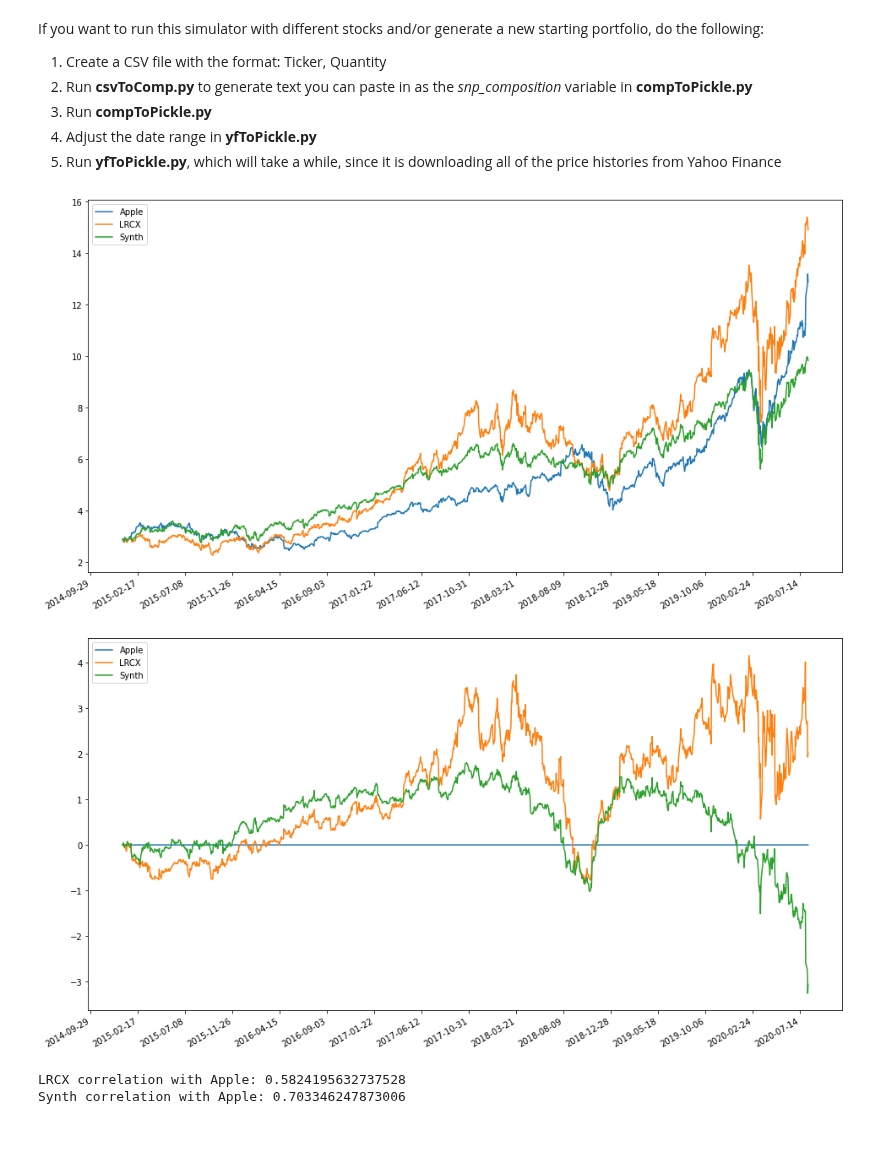
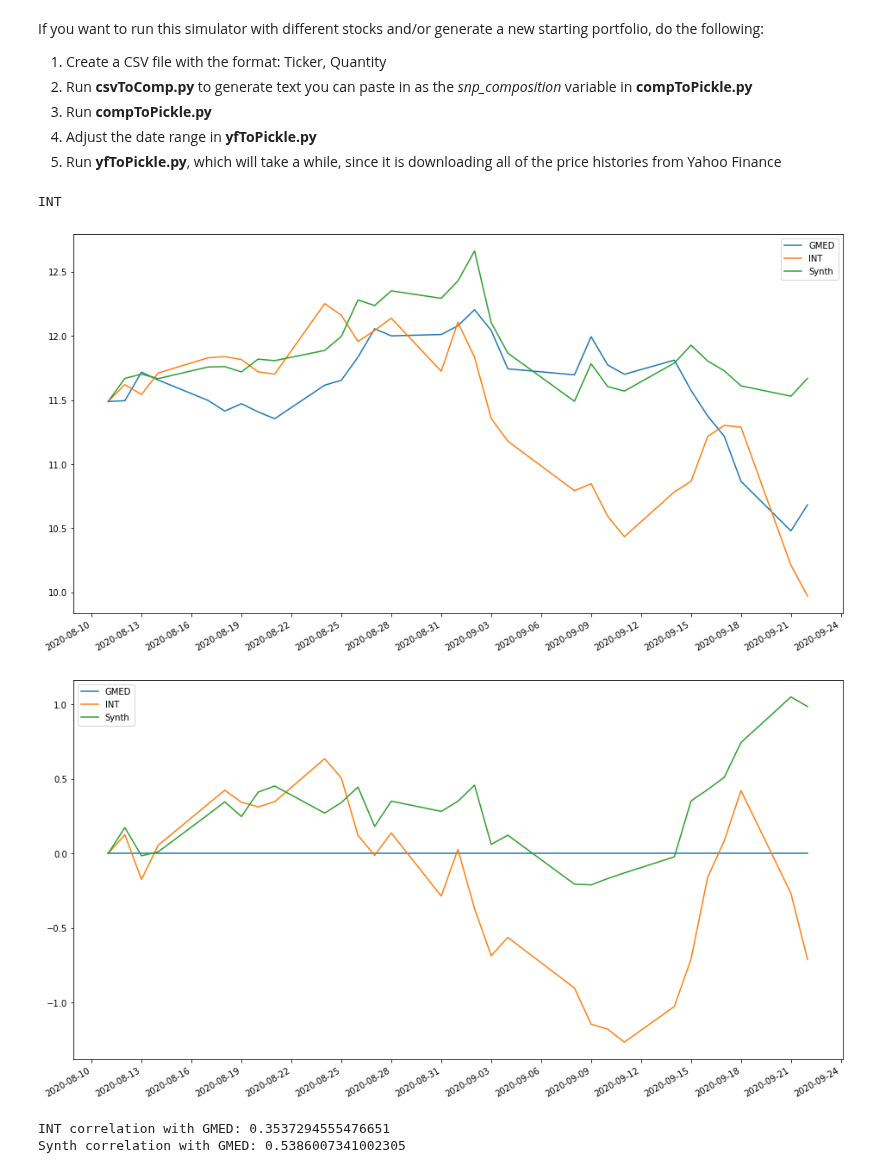
Before and after one commit to NikhilAPatel/A-Hybrid-Learning-Approach-to-Generating-Synthetic-Positions-for-Tax-Loss-Harvesting, a Jupyter notebook: model.ipynb, the cells around one changed output. Saved outputs shown, nothing was run; the diff lists cells and outputs as text; code cells hidden in the pictures; blank space fills up the shorter version.

Commit message:
Easy model selection

```diff
--- a/model.ipynb
+++ b/model.ipynb
@@ -94,7 +93,6 @@ def load_corr_matrix():
     return correlation_matrix, x_labels
 
 def corr_list_for_single_stock(ticker, end_date, recent_days):
-    x_vars = []
     x_labels = []
 
     ticker_price_history = sptm_price_history[ticker].Close.pct_change().iloc[end_date-recent_days:end_date]
@@ -188,6 +186,30 @@ def predict_portfolio(pred_stock, n_components, n_days, end_date, n_stocks, spar
     # Standardize the features
     X = StandardScaler().fit_transform(x)
 
+    # Do the PCA
+    if sparse:
+        pca = SparsePCA(n_components=n_components)
+    else:
+        pca = PCA(n_components=n_components)
 
+    principal_components = pca.fit_transform(X)
+    principal_df = pd.DataFrame(data = principal_components, columns=["PC "+ str(i) for i in range (0, n_components)])
 
-predict_portfolio('AAPL', 2, 120, test_end_date, 20, True)
+    # Linear Regression of principal components
+    model = sm.OLS(principal_df, y).fit()
+
+    loadings = pd.DataFrame(pca.components_.T, index=x.columns)
+    loadings_dict={stock: [] for stock in loadings[0].index.values}
+
+    for c_stock in loadings[0].index.values:
+        for pc in range(0, n_components):
+            loadings_dict[c_stock].append(loadings[pc][c_stock])
+
+    synthetic_position = {}
+    for c_stock in loadings_dict.keys():
+        quantity = 0
+        for pc in range(0, n_components):
+            quantity += model.params[pc][pred_stock]*loadings_dict[c_stock][pc]
+        synthetic_position[c_stock] = quantity
+
+    return synthetic_position
@@ -461,7 +415,7 @@ class Portfolio:
 
         # Exit if we cannot complete the trade
         if trade_basis > self.cash_balance:
-            warnings.warn("Not enough cash to execute trade: buy " + str(quantity) + " " + ticker)
+            warnings.warn("Not enough cash to execute trade: buy " + str(quantity_to_buy) + " " + ticker)
             return
 
         if ticker in self.wash_sale_list:
@@ -473,7 +427,7 @@ class Portfolio:
             self.stocks[ticker] = Stock(ticker)
 
         # Execute the trade
-        self.stocks[ticker].buy(quantity, stock_price)
+        self.stocks[ticker].buy(quantity_to_buy, stock_price)
         self.cash_balance -= trade_basis
 
     def sell_stock(self, ticker, sell_quantity=0, sell_all=False):
@@ -600,15 +554,16 @@ def model_output_to_portfolio(model_output):
     return p
 # %%
 # Set simulator start and end dates
-sim_start_date = train_start_date
-sim_end_date = train_end_date
+sim_start_date = test_start_date
+sim_end_date = test_start_date+30
 
 # The portfolios in this simulation
-synth_apple = model_output_to_portfolio({'LRCX': 0.007641597758057534, 'TXN': 0.007622302879184898, 'FORM': 0.007503333169286232, 'RMBS': 0.006207826603823433, 'CRUS': 0.0066729480811757134, 'ACLS': 0.0070819241805018, 'NXPI': 0.007117229397859462, 'MSFT': 0.0075274157774495405, 'TRMB': 0.0074764032786528295, 'AVGO': 0.007671821457065169})
+print(list(corr_list_for_single_stock('GMED', train_end_date, 120).keys())[1])
+synth_apple = model_output_to_portfolio(predict_portfolio('GMED', 2, 120, train_end_date, 50, False))
 
 h_l_portfolio = Portfolio("Synth", 0, synth_apple, synthetic = True)
-aapl_portfolio = Portfolio("Apple", 0, {'AAPL': Stock('AAPL', 1)}, baseline=True)
-lrcx_port = Portfolio("LRCX", 0, {'LRCX': Stock('LRCX', 1)})
+aapl_portfolio = Portfolio("GMED", 0, {'GMED': Stock('GMED', 1)}, baseline=True)
+lrcx_port = Portfolio("INT", 0, {'INT': Stock('INT', 1)})
 
 # ensure that the real stock is first in the portfolio
 portfolios = get_normalized_portfolios([aapl_portfolio, h_l_portfolio, lrcx_port], sim_start_date)
@@ -620,36 +575,37 @@ for date in range(sim_start_date, sim_end_date):
 
     # Allow the portfolio to perform start of day updates
     for sim_portfolio in portfolios:
         sim_portfolio.begin_day()
 
         # Determine which stocks should be tax loss harvested
         losers = sim_portfolio.identify_losers()
 
         # for losing_stock in losers:
         #     # Get dictionary of replacement stocks {'Ticker': Quantity}
         #     replacement_stocks = hybrid_learning_replace(losing_stock)
         #
         #     # Sell the losing stock
         #     portfolio.sell_stock(losing_stock, sell_all=True)
         #
         #     # Buy the replacement stocks
         #     for buy_stock in replacement_stocks.keys():
         #         portfolio.buy_stock(buy_stock, replacement_stocks[buy_stock])
 
         # Allow the portfolio to perform end-of-day updates
         sim_portfolio.end_day(all_dates[date])
 
 returns = []
 
 # Inform the portfolio that the simulation has ended
 for portfolio in portfolios:
     returns.append(portfolio.end_simulation(sim_start_date, sim_end_date))
 
 generate_end_report()
 # %% [output]
+INT
-[figure, old version]
+[figure, new version]
-[figure, old version]
+[figure, new version]
-LRCX correlation with Apple: 0.5824195632737528
-Synth correlation with Apple: 0.703346247873006
+INT correlation with GMED: 0.3537294555476651
+Synth correlation with GMED: 0.5386007341002305
 # %%
 #pf.create_returns_tear_sheet(returns)
```
Also changed, not shown: parts of 3 cells of this notebook.
